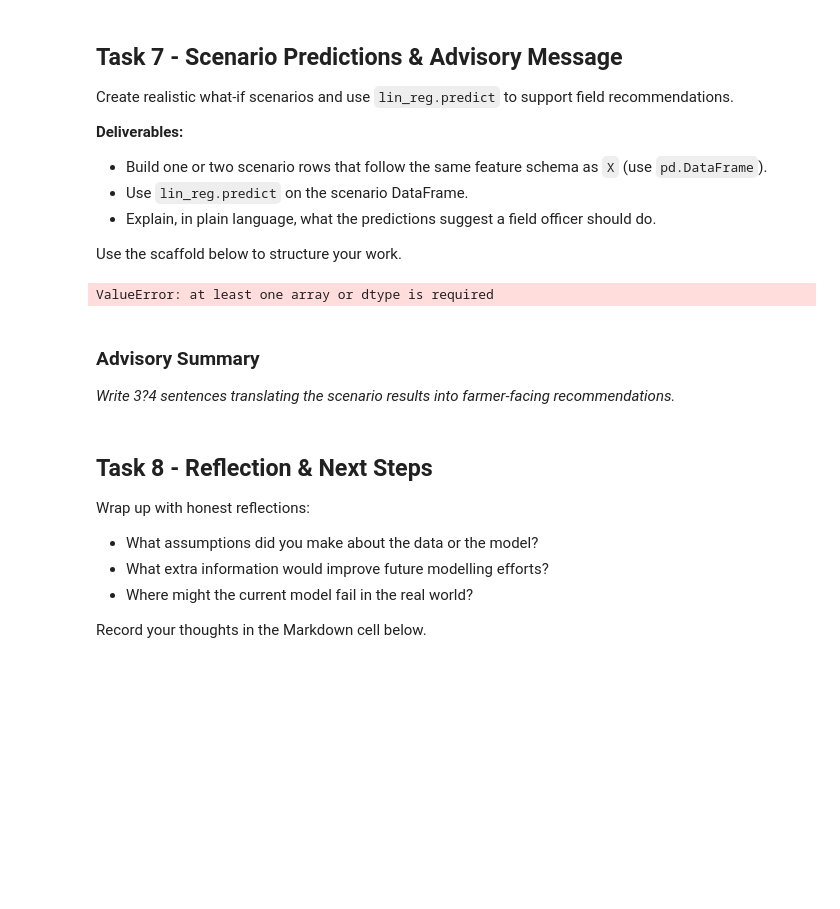
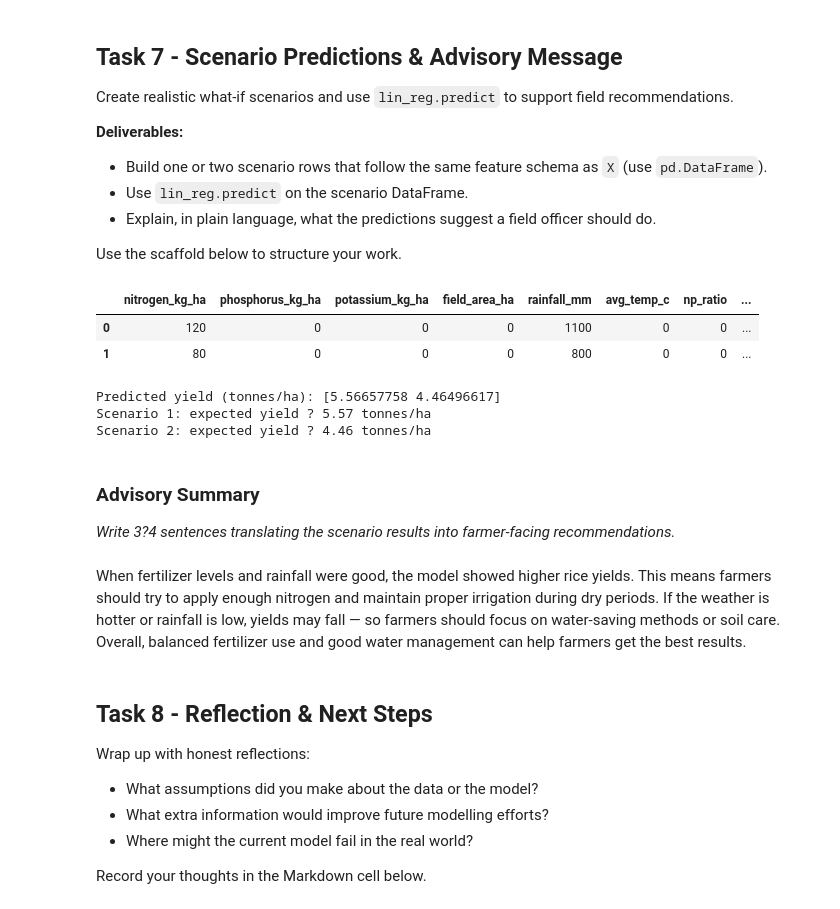
Before and after one commit to tamrapathi2202/Linear_regression, a Jupyter notebook: linear_regression.ipynb, the cells around one changed output. Saved outputs shown, nothing was run; the diff lists cells and outputs as text; code cells hidden in the pictures; blank space fills up the shorter version.

```diff
--- a/linear_regression.ipynb
+++ b/linear_regression.ipynb
@@ -433,29 +451,43 @@ Create realistic what-if scenarios and use `lin_reg.predict` to support field re
 Use the scaffold below to structure your work.
 # %%
 # YOUR CODE START -------------------------------------------------
-scenario_data = {
+scenario_data = {"nitrogen_kg_ha": [120, 80],       # fertilizer levels
+    "rainfall_mm": [1100, 800],        # rainfall levels
+    "soil_ph": [6.5, 5.8],             # soil acidity
+    "temperature_c": [25, 30], #average temperature
     # TODO: provide feature values that match X.columns
     # "nitrogen_kg_ha": [120],
     # "rainfall_mm": [1100],
 }
 scenario_df = pd.DataFrame(scenario_data)
 # If you used pd.get_dummies earlier, align the columns like this:
 # scenario_df = pd.get_dummies(scenario_df, drop_first=True).
 # scenario_df = scenario_df.reindex(columns=X.columns, fill_value=0)
+scenario_df = scenario_df.reindex(columns=X.columns, fill_value=0)
 
 scenario_preds = lin_reg.predict(scenario_df)
 # YOUR CODE END ---------------------------------------------------
 
 display(scenario_df)
 print("Predicted yield (tonnes/ha):", scenario_preds)
 
 for idx, pred in enumerate(scenario_preds, start=1):
     print(f"Scenario {idx}: expected yield ? {pred:.2f} tonnes/ha")
 # %% [output]
+|  | nitrogen_kg_ha | phosphorus_kg_ha | potassium_kg_ha | field_area_ha | rainfall_mm | avg_temp_c | np_ratio | ... |
+| 0 | 120 | 0 | 0 | 0 | 1100 | 0 | 0 | ... |
+| 1 | 80 | 0 | 0 | 0 | 800 | 0 | 0 | ... |
-ValueError: at least one array or dtype is required
+Predicted yield (tonnes/ha): [5.56657758 4.46496617]
+Scenario 1: expected yield ? 5.57 tonnes/ha
+Scenario 2: expected yield ? 4.46 tonnes/ha
 # %% [markdown]
 ### Advisory Summary
 _Write 3?4 sentences translating the scenario results into farmer-facing recommendations._
+# %% [markdown]
+When fertilizer levels and rainfall were good, the model showed higher rice yields.
+This means farmers should try to apply enough nitrogen and maintain proper irrigation during dry periods.
+If the weather is hotter or rainfall is low, yields may fall — so farmers should focus on water-saving methods or soil care.
+Overall, balanced fertilizer use and good water management can help farmers get the best results.
 # %% [markdown]
 ## Task 8 - Reflection & Next Steps
 Wrap up with honest reflections:
```
Also changed, not shown: parts of 3 cells of this notebook.
